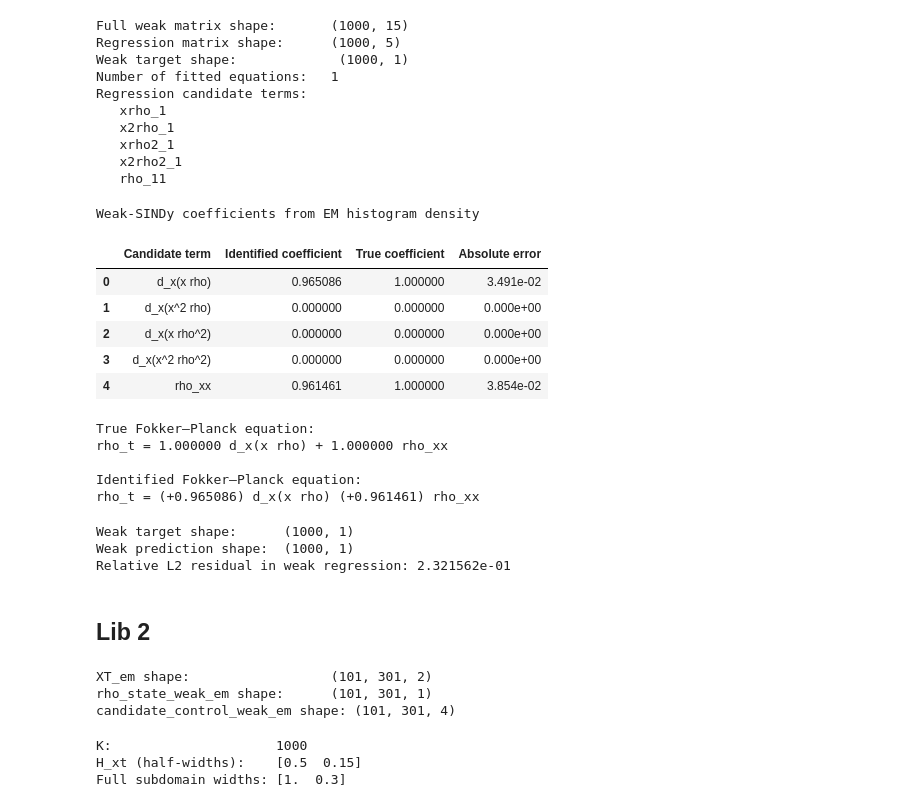
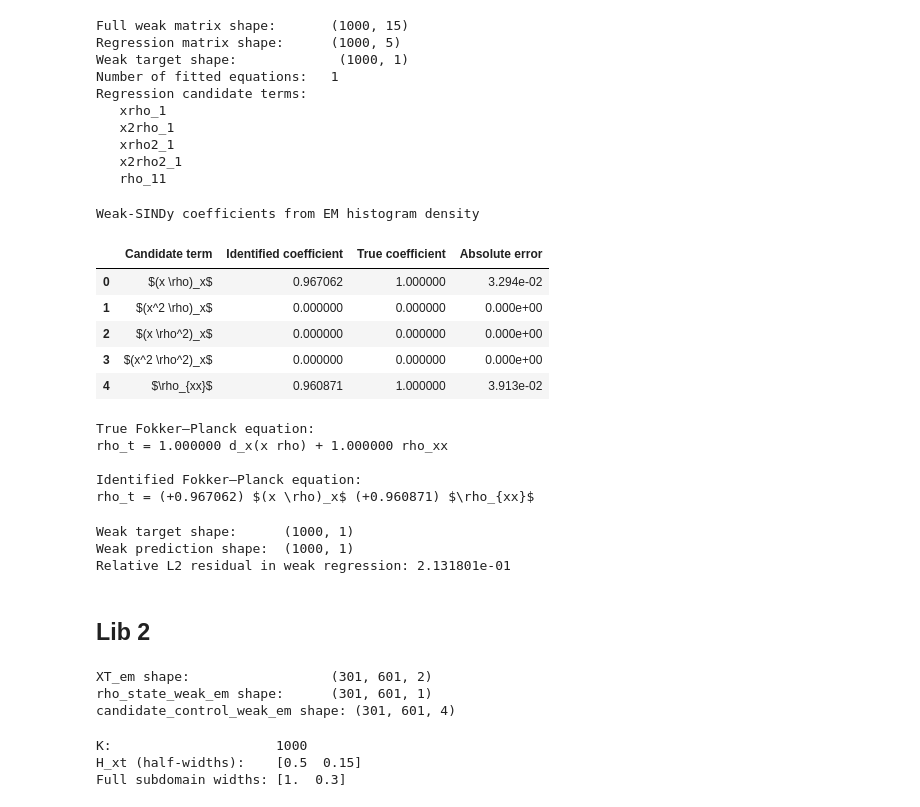
Before and after one commit to Nickkklos/URSS_2026, a Jupyter notebook: week_7_weak_fixed (1).ipynb, the cells around one changed output. Saved outputs shown, nothing was run; the diff lists cells and outputs as text; code cells hidden in the pictures.

```diff
--- a/week_7_weak_fixed (1).ipynb
+++ b/week_7_weak_fixed (1).ipynb
@@ -201,10 +211,10 @@ def plot_error_heatmap(t_grid, x_grid, error_field, title, colorbar_label="Error
 # ============================================================
 
 # Number of spatial intervals used by the histogram density
-Nx_em = 100
+Nx_em = 300 #100 300
 
 # Number of saved time intervals supplied to SINDy
-Nt_data_em = 300
+Nt_data_em = 600 #300 600
 
 # Number of internal Euler-Maruyama steps
 Nt_internal_em = 6000
@@ -484,11 +494,11 @@ Regression candidate terms:
 # Internal PySINDy names retain _1 and _11. The table and printed
 # equation use readable x-derivative names instead.
 weak_display_name_em = {
-    "xrho_1": "d_x(x rho)",
-    "x2rho_1": "d_x(x^2 rho)",
-    "xrho2_1": "d_x(x rho^2)",
-    "x2rho2_1": "d_x(x^2 rho^2)",
-    "rho_11": "rho_xx",
+    "xrho_1": r"$(x \rho)_x$",
+    "x2rho_1": r"$(x^2 \rho)_x$",
+    "xrho2_1": r"$(x \rho^2)_x$",
+    "x2rho2_1": r"$(x^2 \rho^2)_x$",
+    "rho_11": r"$\rho_{xx}$",
 }
 
 readable_feature_names_em = [
@@ -503,43 +513,43 @@ weak_true_map_em = {
 
 weak_true_coefficients_em = np.array([
     weak_true_map_em.get(name, 0.0)
     for name in weak_feature_names_em
 ])
 
 weak_coefficient_table_em = pd.DataFrame({
     "Candidate term": readable_feature_names_em,
     "Identified coefficient": weak_coefficients_em,
     "True coefficient": weak_true_coefficients_em,
     "Absolute error": np.abs(
         weak_coefficients_em - weak_true_coefficients_em
     ),
 })
 
 display(
     weak_coefficient_table_em.style.format({
         "Identified coefficient": "{:.6f}",
         "True coefficient": "{:.6f}",
         "Absolute error": "{:.3e}",
     }).set_caption("Weak-SINDy coefficients from EM histogram density")
 )
 
 print_identified_equation(
     readable_feature_names_em,
     weak_coefficients_em,
 )
 # %% [output]
 Weak-SINDy coefficients from EM histogram density
 |  | Candidate term | Identified coefficient | True coefficient | Absolute error |
-| 0 | d_x(x rho) | 0.965086 | 1.000000 | 3.491e-02 |
-| 1 | d_x(x^2 rho) | 0.000000 | 0.000000 | 0.000e+00 |
-| 2 | d_x(x rho^2) | 0.000000 | 0.000000 | 0.000e+00 |
-| 3 | d_x(x^2 rho^2) | 0.000000 | 0.000000 | 0.000e+00 |
-| 4 | rho_xx | 0.961461 | 1.000000 | 3.854e-02 |
+| 0 | $(x \rho)_x$ | 0.967062 | 1.000000 | 3.294e-02 |
+| 1 | $(x^2 \rho)_x$ | 0.000000 | 0.000000 | 0.000e+00 |
+| 2 | $(x \rho^2)_x$ | 0.000000 | 0.000000 | 0.000e+00 |
+| 3 | $(x^2 \rho^2)_x$ | 0.000000 | 0.000000 | 0.000e+00 |
+| 4 | $\rho_{xx}$ | 0.960871 | 1.000000 | 3.913e-02 |
 True Fokker–Planck equation:
 rho_t = 1.000000 d_x(x rho) + 1.000000 rho_xx
 
 Identified Fokker–Planck equation:
-rho_t = (+0.965086) d_x(x rho) (+0.961461) rho_xx
+rho_t = (+0.967062) $(x \rho)_x$ (+0.960871) $\rho_{xx}$
 # %%
 # ============================================================
 # 4.5 Weak-regression residual
@@ -568,7 +578,7 @@ print(
 # %% [output]
 Weak target shape:      (1000, 1)
 Weak prediction shape:  (1000, 1)
-Relative L2 residual in weak regression: 2.321562e-01
+Relative L2 residual in weak regression: 2.131801e-01
 # %% [markdown]
 ## Lib 2
 # %%
@@ -602,9 +612,9 @@ print("XT_em shape:                 ", XT_em.shape)
 print("rho_state_weak_em shape:     ", rho_state_weak_em.shape)
 print("candidate_control_weak_em shape:", candidate_control_weak_em.shape)
 # %% [output]
-XT_em shape:                  (101, 301, 2)
-rho_state_weak_em shape:      (101, 301, 1)
-candidate_control_weak_em shape: (101, 301, 4)
+XT_em shape:                  (301, 601, 2)
+rho_state_weak_em shape:      (301, 601, 1)
+candidate_control_weak_em shape: (301, 601, 4)
 # %%
 # ============================================================
 # 4.2 Construct the weak PDE library
```
Also changed, not shown: parts of 9 cells of this notebook.
